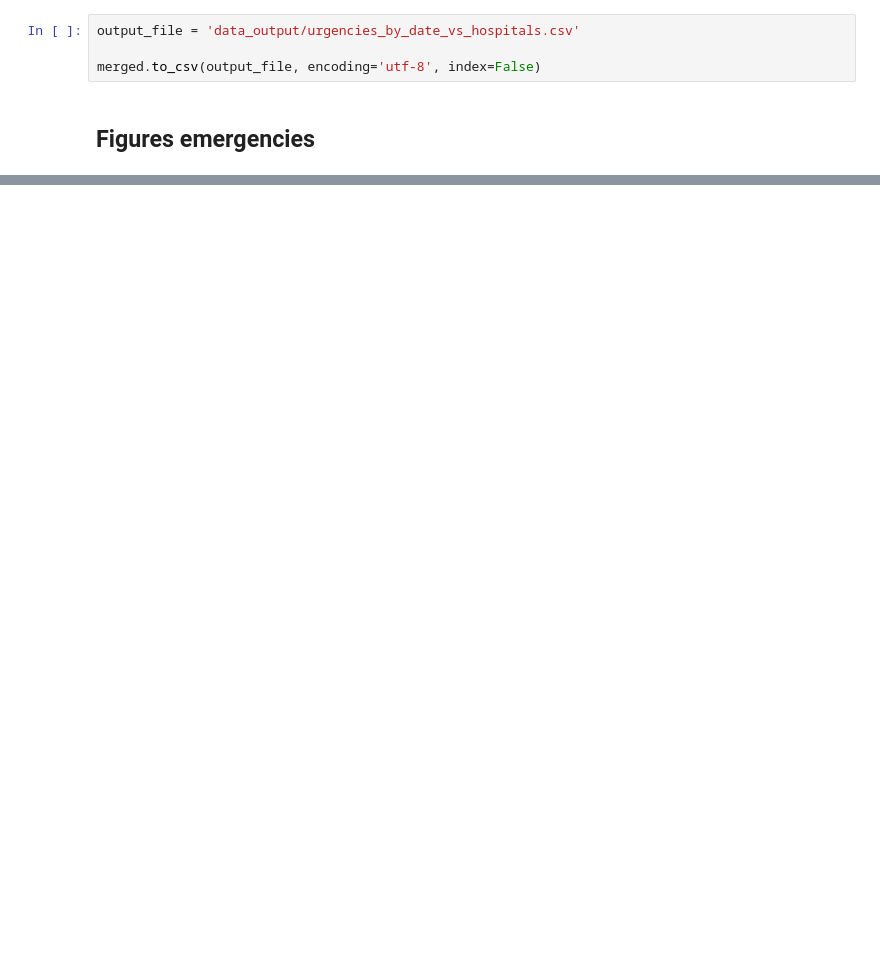
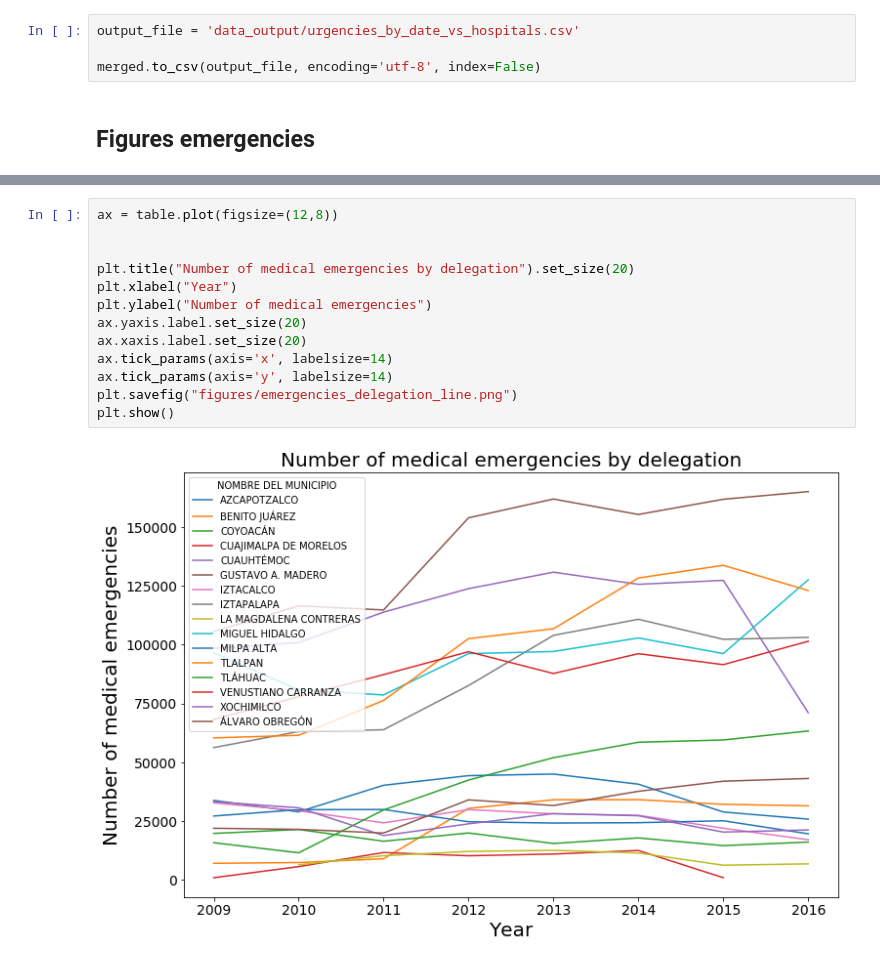
Before and after one commit to JoannePeel/healthcare-data-analysis, a Jupyter notebook: main.ipynb, the cells around one changed output, grey strips where cells are left out. Saved outputs shown, nothing was run; the diff lists cells and outputs as text; blank space fills up the shorter version.

```diff
--- a/main.ipynb
+++ b/main.ipynb
@@ -741,0 +979,15 @@ plt.show()
+# %%
+ax = table.plot(figsize=(12,8))
+
+
+plt.title("Number of medical emergencies by delegation").set_size(20)
+plt.xlabel("Year")
+plt.ylabel("Number of medical emergencies")
+ax.yaxis.label.set_size(20)
+ax.xaxis.label.set_size(20)
+ax.tick_params(axis='x', labelsize=14)
+ax.tick_params(axis='y', labelsize=14)
+plt.savefig("figures/emergencies_delegation_line.png")
+plt.show()
+# %% [output]
+[figure, added]
```
Also changed, not shown: parts of 50 cells of this notebook, 20 other files.
